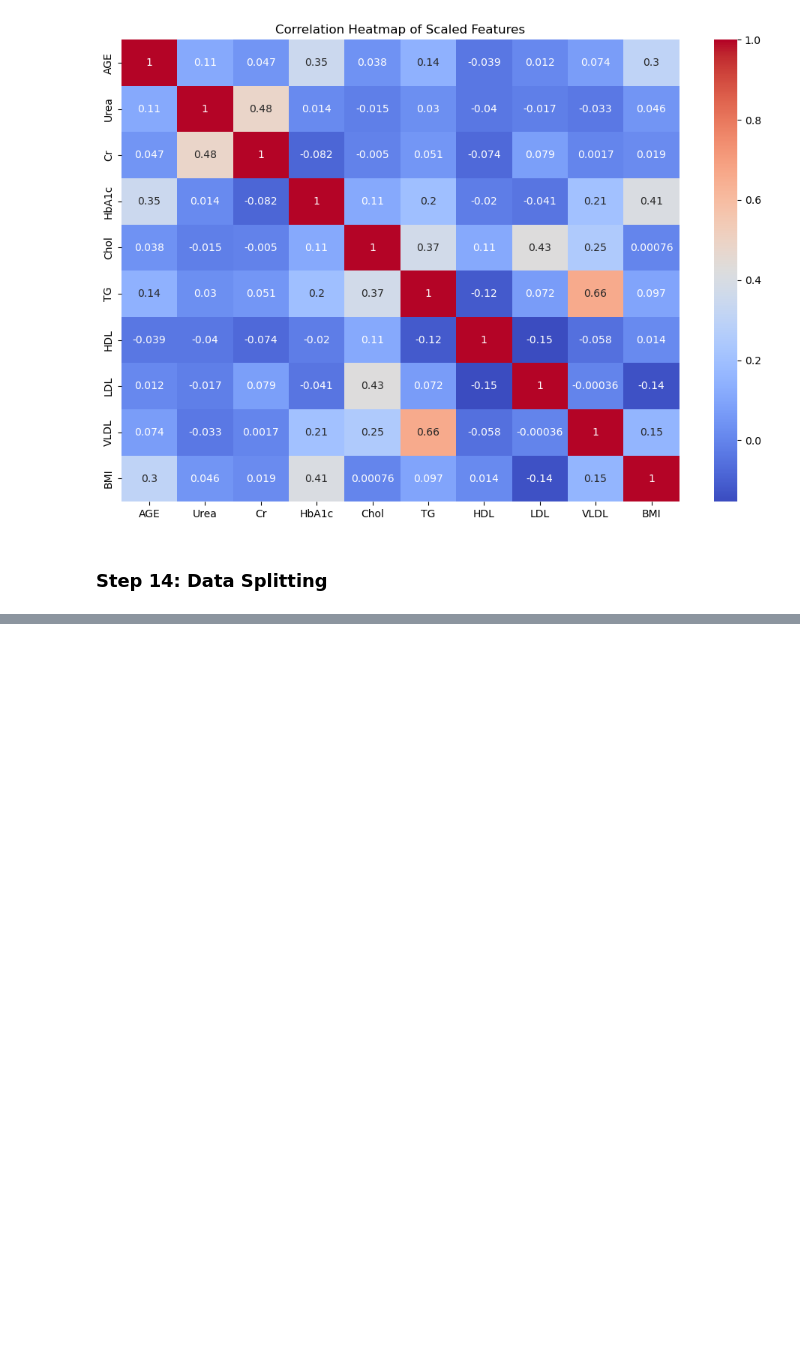
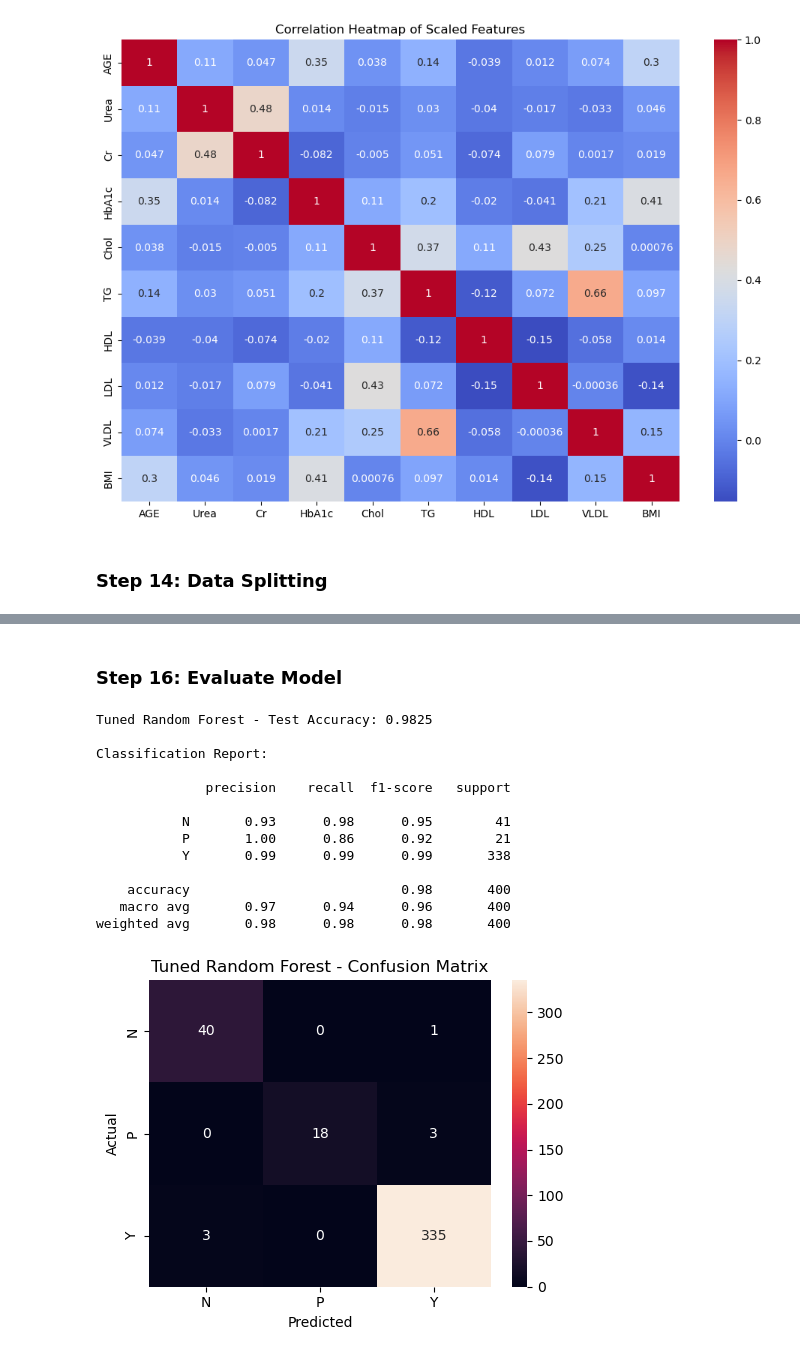
Before and after one commit to SalmaAhmad/Diabetes_Project, a Jupyter notebook: Diabetes_Project.ipynb, the cells around one changed output, grey strips where cells are left out. Drawn from its saved outputs; the diff is of its cells as text; code cells hidden in the pictures; blank space fills up the shorter version.

Commit message:
radnom forest model

```diff
--- a/Diabetes_Project.ipynb
+++ b/Diabetes_Project.ipynb
@@ -516,6 +516,9 @@ plt.show()
 ### Step 14: Data Splitting
 # %%
 from sklearn.model_selection import train_test_split
+
+#define feature columns and target
+feature_cols = list(num_col) + ['Gender_encoded']
 
 
 #data splitting
@@ -523,11 +526,11 @@ from sklearn.model_selection import train_test_split
 y = df_cleaned['CLASS_original']
 
 # Feature set (numerical + encoded gender)
-X = df_cleaned[num_col]
+X = df_cleaned[feature_cols]
 
 # Train-test split
 X_train, X_test, y_train, y_test = train_test_split(
-    X, y, test_size=0.2, random_state=42, stratify=y
+    X, y, test_size=0.4, random_state=42, stratify=y
 )
 
 print("Training data shape:", X_train.shape)
@@ -534,0 +599,44 @@ print("Testing data shape:", X_test.shape)
+# %% [markdown]
+### Step 16: Evaluate Model
+# %%
+from sklearn.metrics import classification_report, confusion_matrix, accuracy_score
+import seaborn as sns
+import matplotlib.pyplot as plt
+
+# Best tuned model
+best_rf = rf_random.best_estimator_
+
+# Predictions on test sets
+y_pred_best = best_rf.predict(X_test)
+
+print("Tuned Random Forest - Test Accuracy:", round(accuracy_score(y_test, y_pred_best), 4))
+print("\nClassification Report:\n")
+print(classification_report(y_test, y_pred_best))
+
+# Confusion matrix
+cm = confusion_matrix(y_test, y_pred_best, labels=best_rf.classes_)
+
+plt.figure(figsize=(5,4))
+sns.heatmap(cm, annot=True, fmt='d',
+            xticklabels=best_rf.classes_,
+            yticklabels=best_rf.classes_)
+plt.xlabel("Predicted")
+plt.ylabel("Actual")
+plt.title("Tuned Random Forest - Confusion Matrix")
+plt.tight_layout()
+plt.show()
+# %% [output]
+Tuned Random Forest - Test Accuracy: 0.9825
+
+Classification Report:
+
+              precision    recall  f1-score   support
+
+           N       0.93      0.98      0.95        41
+           P       1.00      0.86      0.92        21
+           Y       0.99      0.99      0.99       338
+
+    accuracy                           0.98       400
+   macro avg       0.97      0.94      0.96       400
+weighted avg       0.98      0.98      0.98       400
+[figure, added]
```
Also changed, not shown: parts of 3 cells of this notebook.
